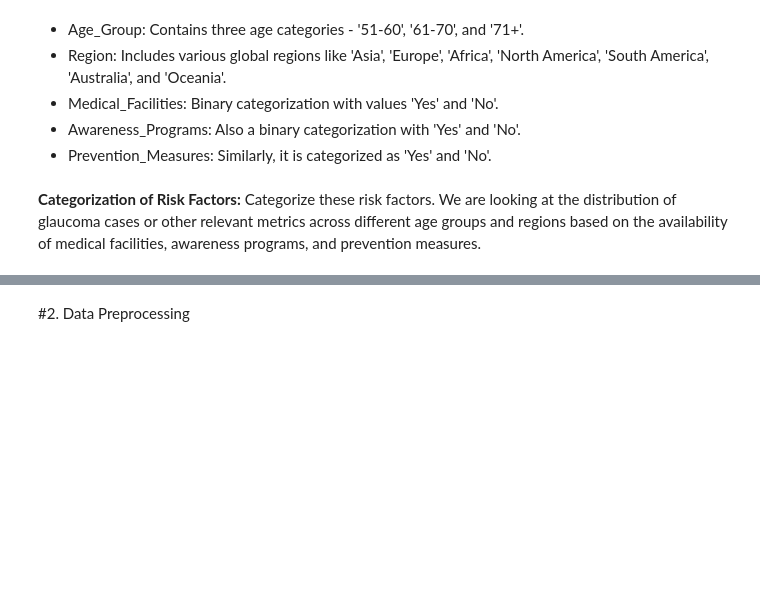
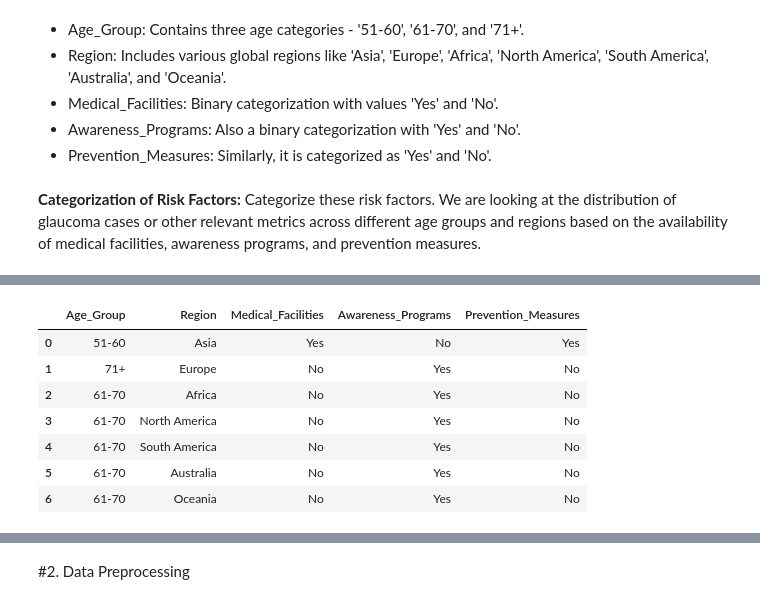
Before and after one commit to carlos-alves-one/Eye-Disease-Analysis, a Jupyter notebook: final_project_report.ipynb, the cells around one changed output, grey strips where cells are left out. Drawn from its saved outputs; the diff is of its cells as text; code cells hidden in the pictures; blank space fills up the shorter version.

```diff
--- a/final_project_report.ipynb
+++ b/final_project_report.ipynb
@@ -285,0 +313,17 @@ missing_values, unique_values_risk_factors
+# %%
+# Filling NaN values with forward fill method (assuming values apply until changed)
+df_filled = df_original.ffill()
+
+# Removing rows where 'Age_Group' is NaN (as these don't provide complete information)
+df_clean = df_filled.dropna(subset=['Age_Group'])
+
+df_clean
+# %% [output]
+|  | Age_Group | Region | Medical_Facilities | Awareness_Programs | Prevention_Measures |
+| 0 | 51-60 | Asia | Yes | No | Yes |
+| 1 | 71+ | Europe | No | Yes | No |
+| 2 | 61-70 | Africa | No | Yes | No |
+| 3 | 61-70 | North America | No | Yes | No |
+| 4 | 61-70 | South America | No | Yes | No |
+| 5 | 61-70 | Australia | No | Yes | No |
+| 6 | 61-70 | Oceania | No | Yes | No |
```
Also changed, not shown: parts of 5 cells of this notebook.
